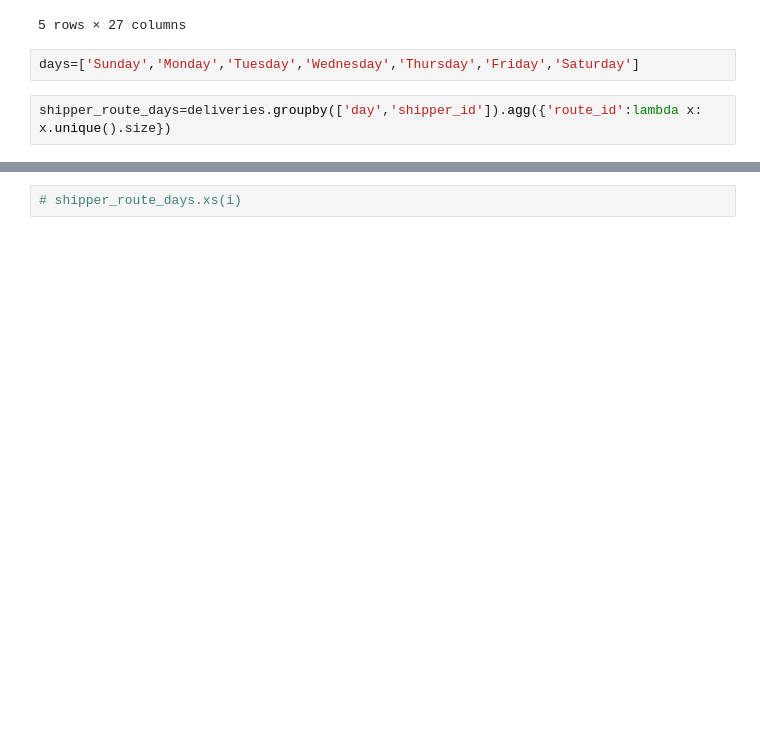
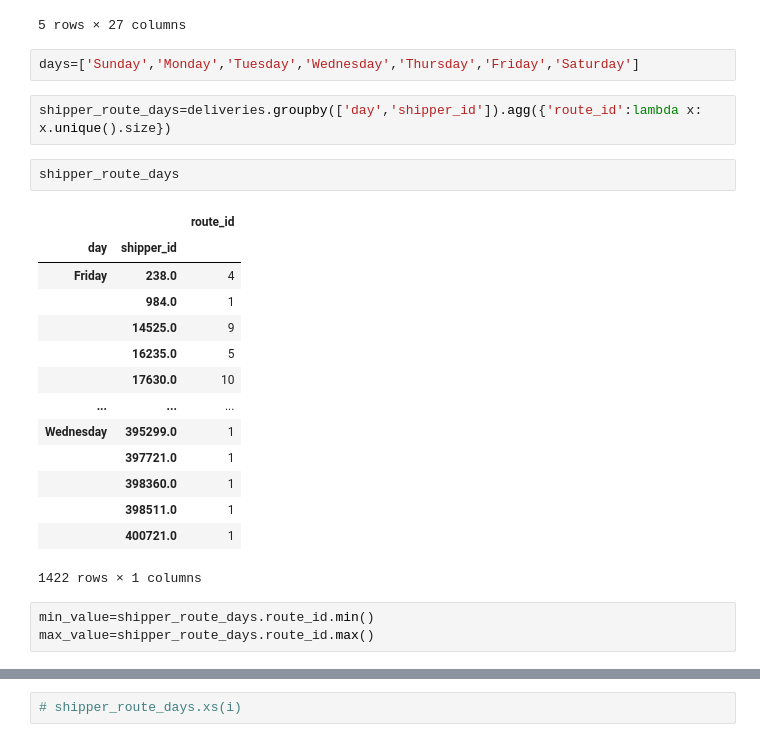
Before and after one commit to AlexVelezLl/ProyectoICD, a Jupyter notebook: notebooks/preguntas_4.ipynb, the cells around one changed output, grey strips where cells are left out. Saved outputs shown, nothing was run; the diff lists cells and outputs as text; blank space fills up the shorter version.

```diff
--- a/notebooks/preguntas_4.ipynb
+++ b/notebooks/preguntas_4.ipynb
@@ -81,3 +104,23 @@ deliveries.head()
 days=['Sunday','Monday','Tuesday','Wednesday','Thursday','Friday','Saturday']
 # %%
 shipper_route_days=deliveries.groupby(['day','shipper_id']).agg({'route_id':lambda x: x.unique().size})
+# %%
+shipper_route_days
+# %% [output]
+|  |  | route_id |
+| day | shipper_id |  |
+| Friday | 238.0 | 4 |
+|  | 984.0 | 1 |
+|  | 14525.0 | 9 |
+|  | 16235.0 | 5 |
+|  | 17630.0 | 10 |
+| ... | ... | ... |
+| Wednesday | 395299.0 | 1 |
+|  | 397721.0 | 1 |
+|  | 398360.0 | 1 |
+|  | 398511.0 | 1 |
+|  | 400721.0 | 1 |
+1422 rows × 1 columns
+# %%
+min_value=shipper_route_days.route_id.min()
+max_value=shipper_route_days.route_id.max()
```
Also changed, not shown: parts of 9 cells of this notebook.
